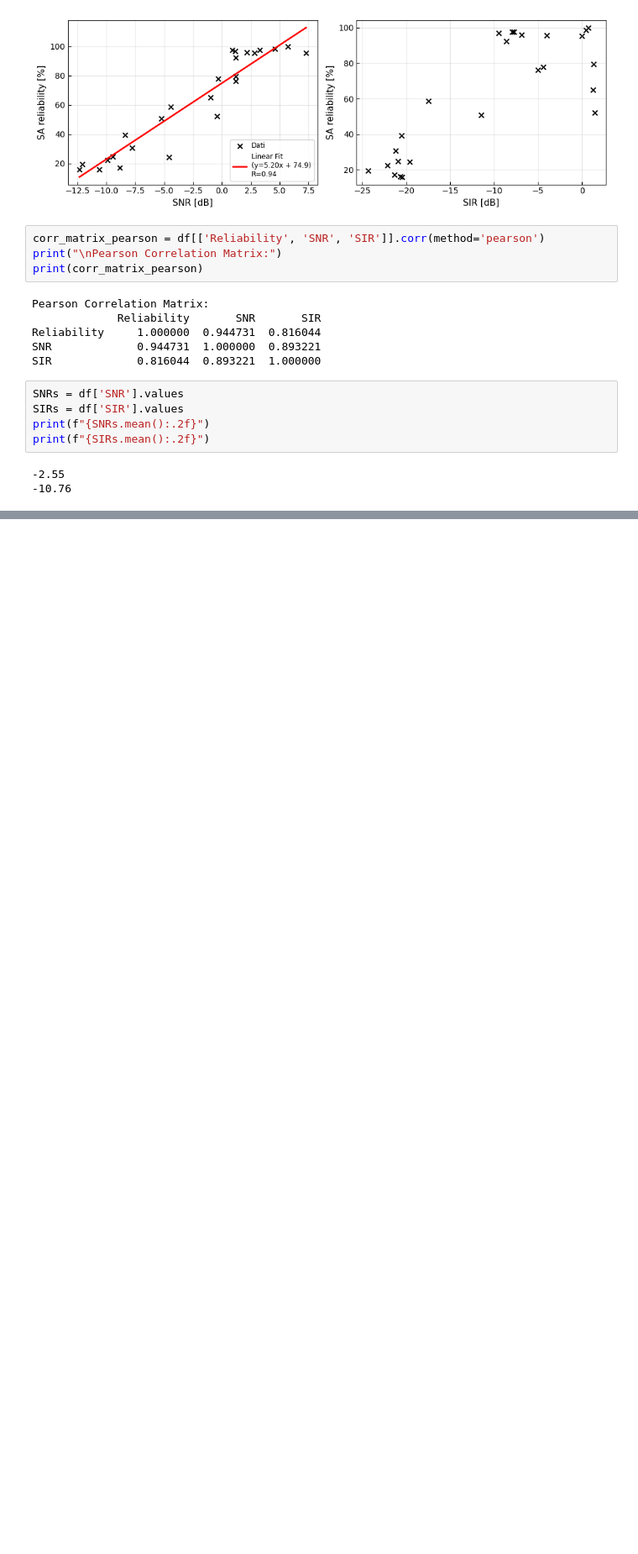
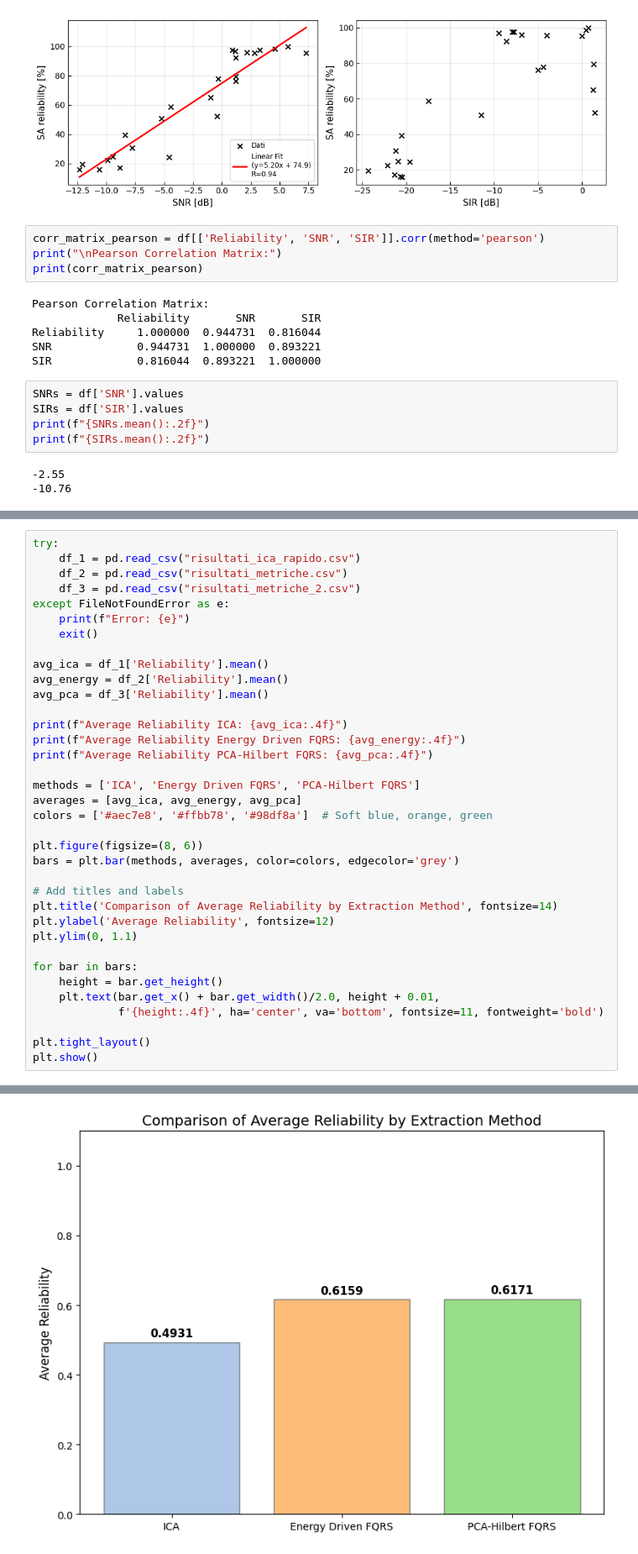
Before and after one commit to pizoz/BSP-Project, a Jupyter notebook: pipeline.ipynb, the cells around one changed output, grey strips where cells are left out. Shown at 84% size. Cells and saved outputs as stored; diff of their text form; blank space fills up the shorter version.

```diff
--- a/pipeline.ipynb
+++ b/pipeline.ipynb
@@ -144,0 +246,37 @@ print(f"{SIRs.mean():.2f}")
+# %%
+try:
+    df_1 = pd.read_csv("risultati_ica_rapido.csv")
+    df_2 = pd.read_csv("risultati_metriche.csv")
+    df_3 = pd.read_csv("risultati_metriche_2.csv")
+except FileNotFoundError as e:
+    print(f"Error: {e}")
+    exit()
+
+avg_ica = df_1['Reliability'].mean()
+avg_energy = df_2['Reliability'].mean()
+avg_pca = df_3['Reliability'].mean()
+
+print(f"Average Reliability ICA: {avg_ica:.4f}")
+print(f"Average Reliability Energy Driven FQRS: {avg_energy:.4f}")
+print(f"Average Reliability PCA-Hilbert FQRS: {avg_pca:.4f}")
+
+methods = ['ICA', 'Energy Driven FQRS', 'PCA-Hilbert FQRS']
+averages = [avg_ica, avg_energy, avg_pca]
+colors = ['#aec7e8', '#ffbb78', '#98df8a']  # Soft blue, orange, green
+
+plt.figure(figsize=(8, 6))
+bars = plt.bar(methods, averages, color=colors, edgecolor='grey')
+
+# Add titles and labels
+plt.title('Comparison of Average Reliability by Extraction Method', fontsize=14)
+plt.ylabel('Average Reliability', fontsize=12)
+plt.ylim(0, 1.1)
+
+for bar in bars:
+    height = bar.get_height()
+    plt.text(bar.get_x() + bar.get_width()/2.0, height + 0.01,
+             f'{height:.4f}', ha='center', va='bottom', fontsize=11, fontweight='bold')
+
+plt.tight_layout()
+plt.show()
+# %% [output]
@@ -144,0 +286 @@ print(f"{SIRs.mean():.2f}")
+[figure, added]
```
Also changed, not shown: parts of 9 cells of this notebook, 7 other files.
